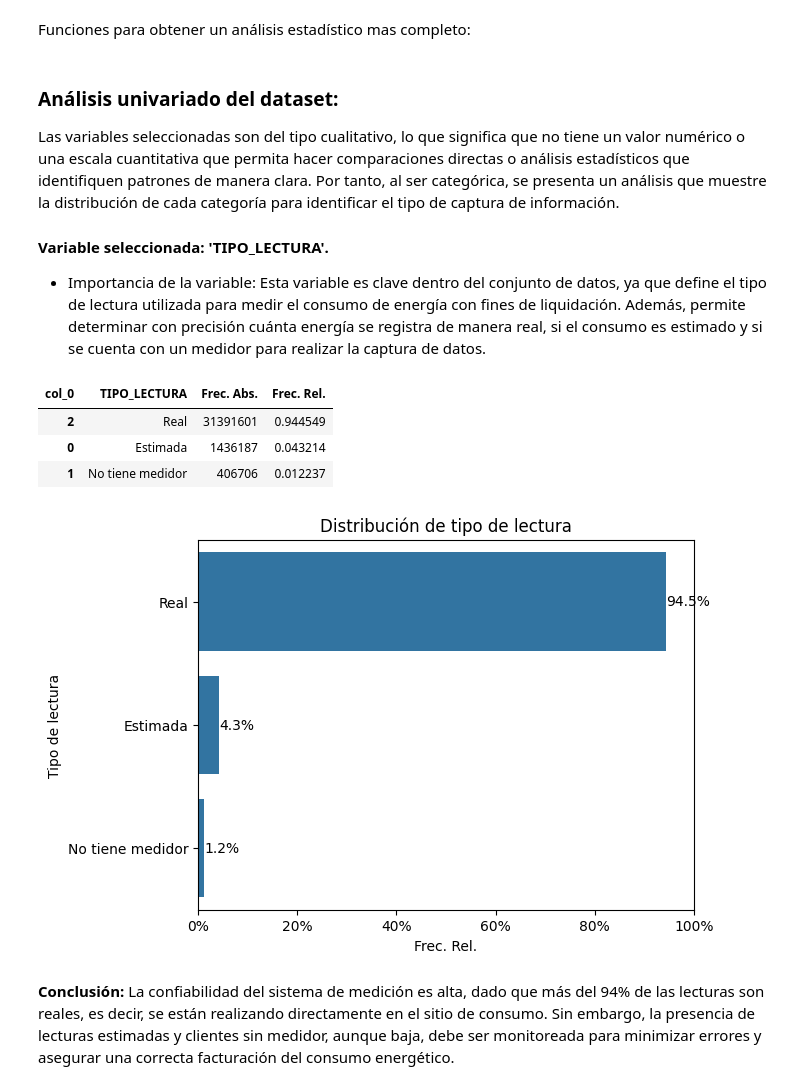
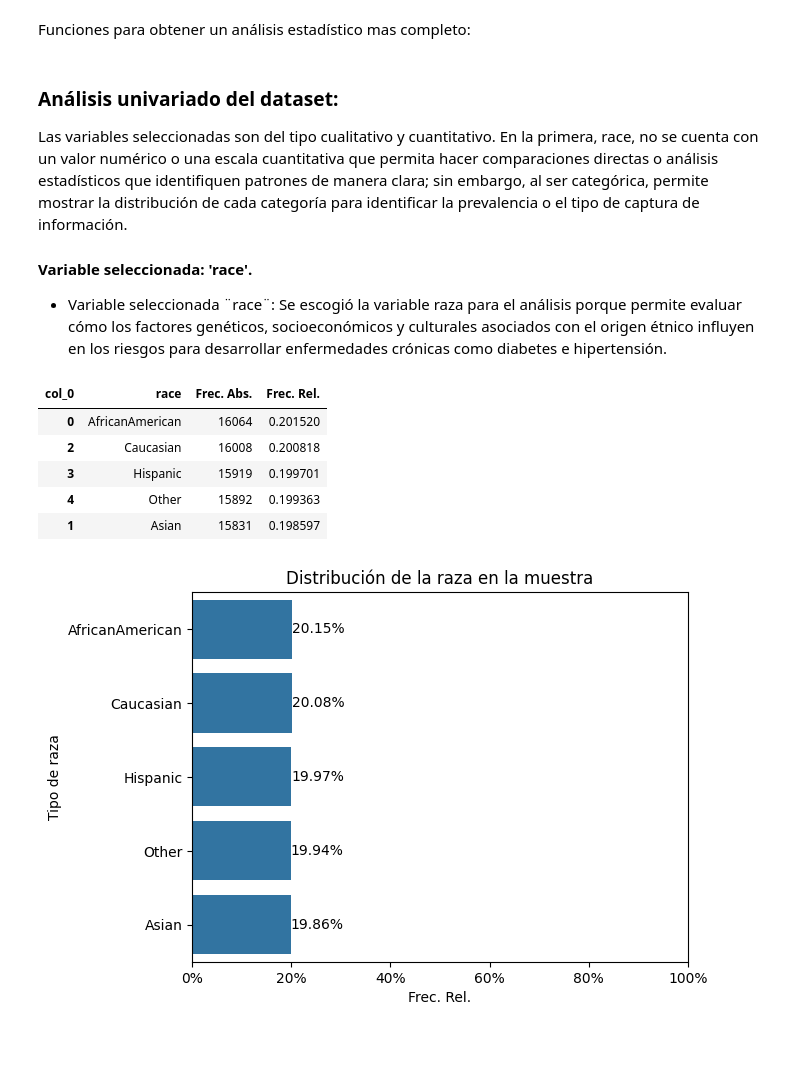
Before and after one commit to JuanMarting/EDA, a Jupyter notebook: analisis_univariado.ipynb, the cells around one changed output. Saved outputs shown, nothing was run; the diff lists cells and outputs as text; code cells hidden in the pictures; blank space fills up the shorter version.

```diff
--- a/analisis_univariado.ipynb
+++ b/analisis_univariado.ipynb
@@ -62,0 +147,3 @@ dtype: int64
+# %%
+df_2019.drop_duplicates(inplace=True)
+df_2019
@@ -62,0 +172,7 @@ dtype: int64
+# %%
+
+race_columns = ['race:AfricanAmerican', 'race:Asian', 'race:Caucasian', 'race:Hispanic', 'race:Other']
+
+# Crea la nueva columna basada en la columna con el valor 1
+df_2019['race'] = df_2019[race_columns].idxmax(axis=1).str.replace('race:', '')
+df_2019.head()
@@ -62,0 +222,3 @@ dtype: int64
+# %%
+df_2019 = df_2019[~(df_2019['gender'] == "Other")]
+df_2019
@@ -82,32 +268,34 @@ def tabla_freq(columna):
 # %% [markdown]
 ### Análisis univariado del dataset:
 
-Las variables seleccionadas son del tipo cualitativo, lo que significa que no tiene un valor numérico o una escala cuantitativa que permita hacer comparaciones directas o análisis estadísticos que identifiquen patrones de manera clara. Por tanto, al ser categórica, se presenta un análisis que muestre la distribución de cada categoría para identificar el tipo de captura de información.
+Las variables seleccionadas son del tipo cualitativo y cuantitativo. En la primera, race, no se cuenta con un valor numérico o una escala cuantitativa que permita hacer comparaciones directas o análisis estadísticos que identifiquen patrones de manera clara; sin embargo, al ser categórica, permite mostrar la distribución de cada categoría para identificar la prevalencia o el tipo de captura de información.
 
 
-#### Variable seleccionada: 'TIPO_LECTURA'.
 
-- Importancia de la variable: Esta variable es clave dentro del conjunto de datos, ya que define el tipo de lectura utilizada para medir el consumo de energía con fines de liquidación. Además, permite determinar con precisión cuánta energía se registra de manera real, si el consumo es estimado y si se cuenta con un medidor para realizar la captura de datos.
+
+#### Variable seleccionada: 'race'.
+
+- Variable seleccionada ¨race¨: Se escogió la variable raza para el análisis porque permite evaluar cómo los factores genéticos, socioeconómicos y culturales asociados con el origen étnico influyen en los riesgos para desarrollar enfermedades crónicas como diabetes e hipertensión.
 # %%
 # Tipo lectura
 
-tabla_tipo_lectura = tabla_freq(df['TIPO_LECTURA']).sort_values(by='Frec. Abs.', ascending=False)
-tabla_tipo_lectura
+tabla_race = tabla_freq(df_2019['race']).sort_values(by='Frec. Abs.', ascending=False)
+tabla_race
 # %% [output]
-| col_0 | TIPO_LECTURA | Frec. Abs. | Frec. Rel. |
-| 2 | Real | 31391601 | 0.944549 |
-| 0 | Estimada | 1436187 | 0.043214 |
-| 1 | No tiene medidor | 406706 | 0.012237 |
+| col_0 | race | Frec. Abs. | Frec. Rel. |
+| 0 | AfricanAmerican | 16064 | 0.201520 |
+| 2 | Caucasian | 16008 | 0.200818 |
+| 3 | Hispanic | 15919 | 0.199701 |
+| 4 | Other | 15892 | 0.199363 |
+| 1 | Asian | 15831 | 0.198597 |
 # %%
 
-tipo_lectura=sns.barplot(y=tabla_tipo_lectura['TIPO_LECTURA'],x=tabla_tipo_lectura["Frec. Rel."]*100)
-tipo_lectura.bar_label(tipo_lectura.containers[0], label_type='edge',fmt='%.1f%%') # visualizar porcentajes por barra
-tipo_lectura.xaxis.set_major_formatter(mtick.PercentFormatter(xmax=100)) # Visualizar eje y en mi escala porcentajes
-tipo_lectura.set(xlim=(0, 100))
-tipo_lectura.set_ylabel('Tipo de lectura')
-tipo_lectura.set_title('Distribución de tipo de lectura')
+tipo_race=sns.barplot(y=tabla_race['race'],x=tabla_race["Frec. Rel."]*100)
+tipo_race.bar_label(tipo_race.containers[0], label_type='edge',fmt='%.2f%%') # visualizar porcentajes por barra
+tipo_race.xaxis.set_major_formatter(mtick.PercentFormatter(xmax=100)) # Visualizar eje y en mi escala porcentajes
+tipo_race.set(xlim=(0, 100))
+tipo_race.set_ylabel('Tipo de raza')
+tipo_race.set_title('Distribución de la raza en la muestra')
 plt.show()
 # %% [output]
-[figure, old version]
+[figure, new version]
-# %% [markdown]
-**Conclusión:** La confiabilidad del sistema de medición es alta, dado que más del 94% de las lecturas son reales, es decir, se están realizando directamente en el sitio de consumo. Sin embargo, la presencia de lecturas estimadas y clientes sin medidor, aunque baja, debe ser monitoreada para minimizar errores y asegurar una correcta facturación del consumo energético.
```
Also changed, not shown: parts of 40 cells of this notebook, 1 other file.
